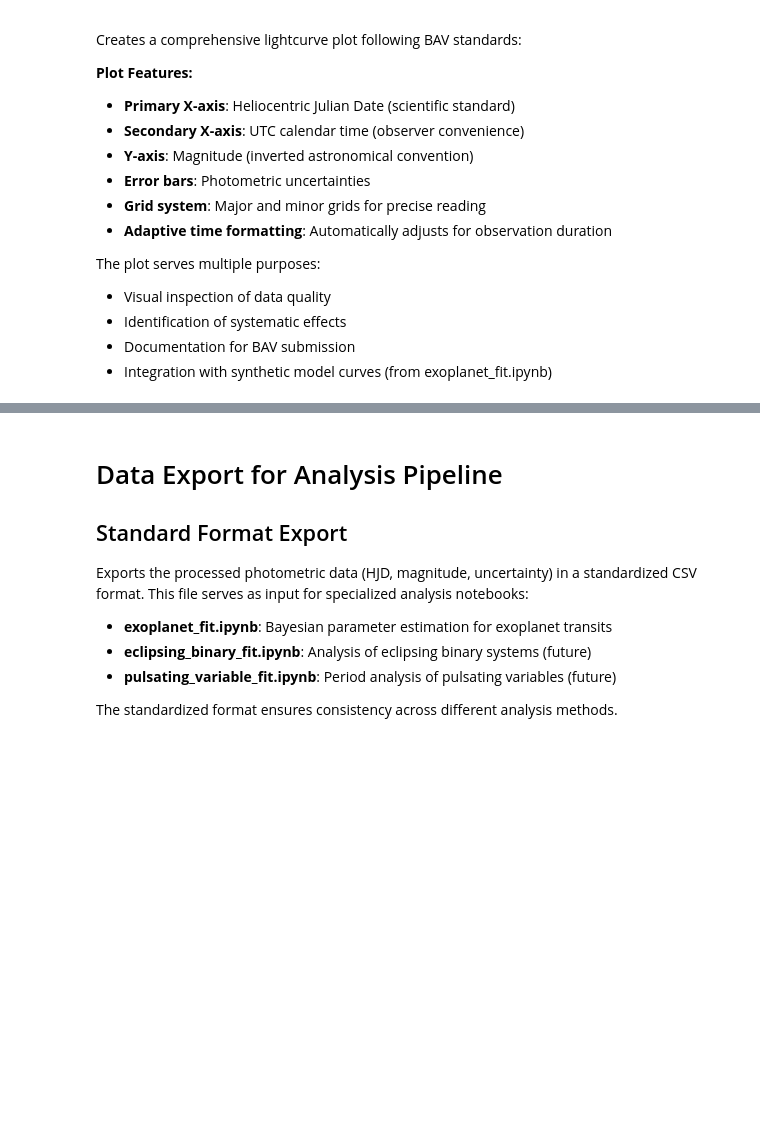
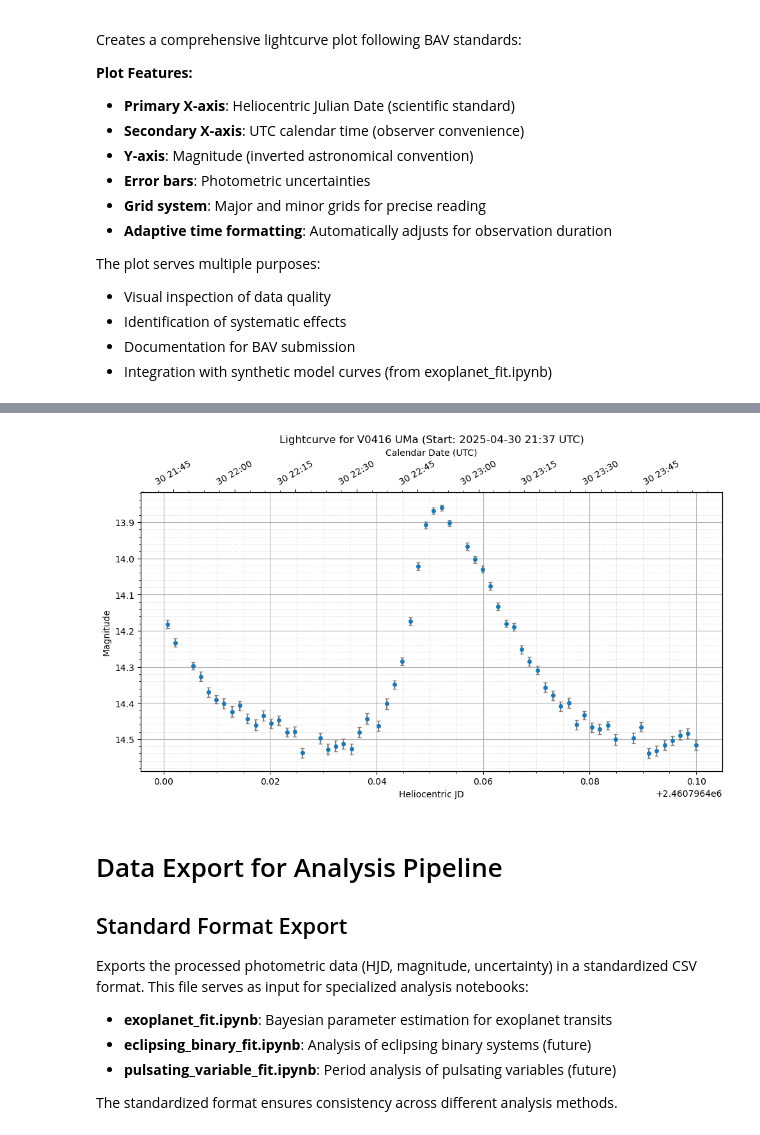
Before and after one commit to pdeeskow/lightcurve, a Jupyter notebook: BAV_lightcurve.ipynb, the cells around one changed output, grey strips where cells are left out. Cells and saved outputs as stored; diff of their text form; code cells hidden in the pictures; blank space fills up the shorter version.

```diff
--- a/BAV_lightcurve.ipynb
+++ b/BAV_lightcurve.ipynb
@@ -332,3 +349,49 @@ Anzahl ausgewählter Datenpunkte: 62
+# %%
+import matplotlib.pyplot as plt
+from astropy.time import Time
+import matplotlib.dates as mdates
+
+# Convert HJD to datetime objects
+times_helio = Time(df_selected['HJD'].values, format='jd', scale='utc')
+datetime_vals = times_helio.to_datetime()
+
+# Create scatter plot with error bars
+fig, ax = plt.subplots(figsize=(10,6))
+ax.errorbar(df_selected['HJD'], df_selected['MAG'], yerr=df_selected['MERR'], fmt='o', ecolor='gray', capsize=2, markersize=4, label='Observations')
+ax.invert_yaxis()  # Magnitude scale inverted
+ax.set_xlabel('Heliocentric JD')
+ax.set_ylabel('Magnitude')
+start_dt = datetime_vals.min()
+ax.set_title(f"Lightcurve for {object_name} (Start: {start_dt.strftime('%Y-%m-%d %H:%M')} UTC)")
+ax.grid(True)  # Primary grid
+ax.minorticks_on()
+ax.grid(which='minor', linestyle=':', linewidth=0.5, alpha=0.7)
+
+# Twin axis: calendar date with dynamic formatting
+ax2 = ax.twiny()
+# Set twin x-limits to heliocentric datetime range in matplotlib date format
+dt_min, dt_max = datetime_vals.min(), datetime_vals.max()
+md_min, md_max = mdates.date2num(dt_min), mdates.date2num(dt_max)
+ax2.set_xlim(md_min, md_max)
+# Determine time span in days
+span_days = df['HJD'].max() - df['HJD'].min()
+if span_days < 1:
+    # plot hours and minutes for short intervals
+    locator = mdates.HourLocator()
+    formatter = mdates.DateFormatter('%H:%M')
+else:
+    locator = mdates.AutoDateLocator()
+    formatter = mdates.AutoDateFormatter(locator)
+ax2.xaxis.set_major_locator(locator)
+ax2.xaxis.set_major_formatter(formatter)
+plt.setp(ax2.get_xticklabels(), rotation=30)
+ax2.set_xlabel('Calendar Date (UTC)')
+ax2.minorticks_on()
+
+plt.tight_layout()
+plt.show()
+# %% [output]
+[figure, added]
 # %% [markdown]
 # Data Export for Analysis Pipeline
 
```
Also changed, not shown: parts of 17 cells of this notebook, 19 other files.
